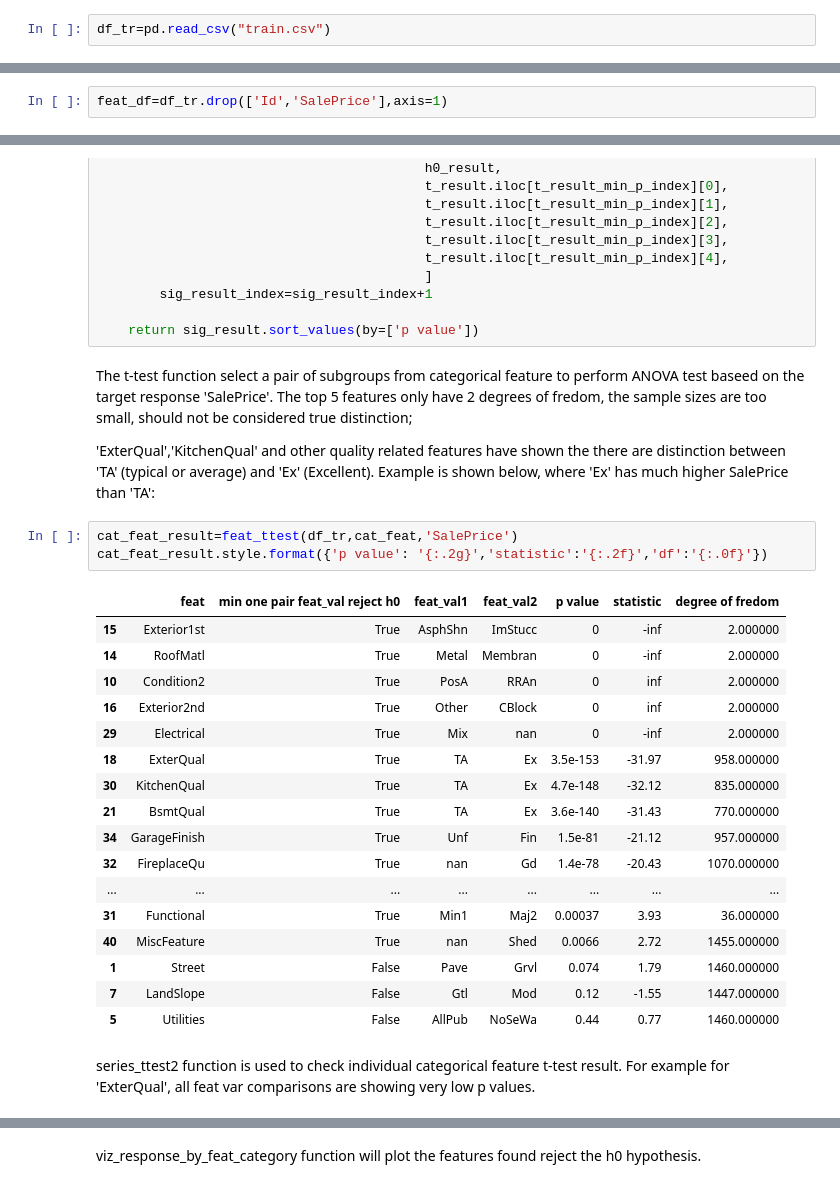
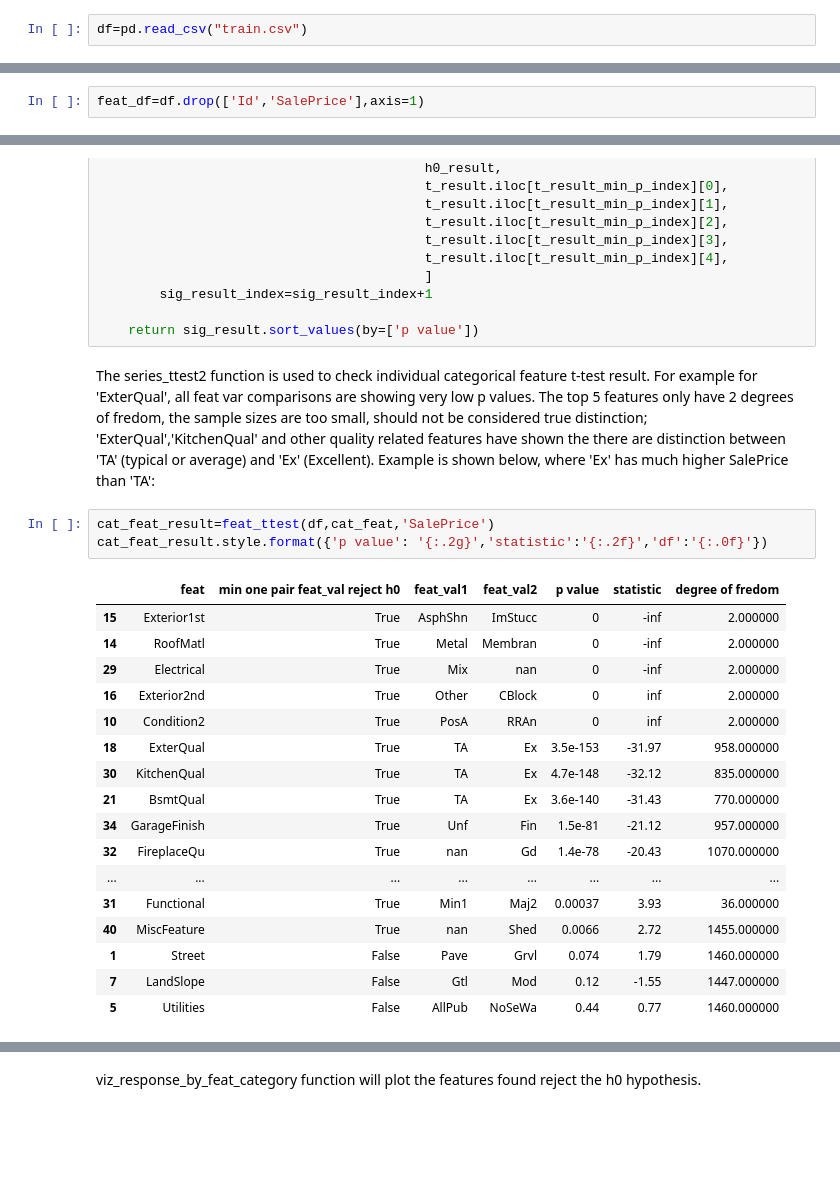
Before and after one commit to Ren1990/house_price_reg_model, a Jupyter notebook: house_price.ipynb, the cells around one changed output, grey strips where cells are left out. Cells and saved outputs as stored; diff of their text form; blank space fills up the shorter version.

```diff
--- a/house_price.ipynb
+++ b/house_price.ipynb
@@ -118,6 +116,6 @@ from kit import *
 
 ### **Section Highlights:**
 # %%
-df_tr=pd.read_csv("train.csv")
+df=pd.read_csv("train.csv")
 # %% [markdown]
 Quick check has found 'NaN' in train data
@@ -318,7 +322,7 @@ Moving to data exploration. First thing to find which are numeric and categorica
 # %% [markdown]
 Drop 'Id' and 'SalePrice' befire feature transformation
 # %%
-feat_df=df_tr.drop(['Id','SalePrice'],axis=1)
+feat_df=df.drop(['Id','SalePrice'],axis=1)
 # %%
 cat_feat = feat_df.select_dtypes(include=['object', 'bool']).columns
 cat_feat.sort_values()
@@ -480,20 +508,20 @@ def feat_ttest(df,feat,target_response):
 
     return sig_result.sort_values(by=['p value'])
 # %% [markdown]
-The t-test function select a pair of subgroups from categorical feature to perform ANOVA test baseed on the target response 'SalePrice'.
+The series_ttest2 function is used to check individual categorical feature t-test result.
+For example for 'ExterQual', all feat var comparisons are showing very low p values.
 The top 5 features only have 2 degrees of fredom, the sample sizes are too small, should not be considered true distinction;
-
 'ExterQual','KitchenQual' and other quality related features have shown the there are distinction between 'TA' (typical or average) and 'Ex' (Excellent). Example is shown below, where 'Ex' has much higher SalePrice than 'TA':
 # %%
-cat_feat_result=feat_ttest(df_tr,cat_feat,'SalePrice')
+cat_feat_result=feat_ttest(df,cat_feat,'SalePrice')
 cat_feat_result.style.format({'p value': '{:.2g}','statistic':'{:.2f}','df':'{:.0f}'})
 # %% [output]
 |  | feat | min one pair feat_val reject h0 | feat_val1 | feat_val2 | p value | statistic | degree of fredom |
 | 15 | Exterior1st | True | AsphShn | ImStucc | 0 | -inf | 2.000000 |
 | 14 | RoofMatl | True | Metal | Membran | 0 | -inf | 2.000000 |
+| 29 | Electrical | True | Mix | nan | 0 | -inf | 2.000000 |
+| 16 | Exterior2nd | True | Other | CBlock | 0 | inf | 2.000000 |
 | 10 | Condition2 | True | PosA | RRAn | 0 | inf | 2.000000 |
-| 16 | Exterior2nd | True | Other | CBlock | 0 | inf | 2.000000 |
-| 29 | Electrical | True | Mix | nan | 0 | -inf | 2.000000 |
 | 18 | ExterQual | True | TA | Ex | 3.5e-153 | -31.97 | 958.000000 |
 | 30 | KitchenQual | True | TA | Ex | 4.7e-148 | -32.12 | 835.000000 |
 | 21 | BsmtQual | True | TA | Ex | 3.6e-140 | -31.43 | 770.000000 |
@@ -505,5 +533,3 @@ cat_feat_result.style.format({'p value': '{:.2g}','statistic':'{:.2f}','df':'{:.
 | 1 | Street | False | Pave | Grvl | 0.074 | 1.79 | 1460.000000 |
 | 7 | LandSlope | False | Gtl | Mod | 0.12 | -1.55 | 1447.000000 |
 | 5 | Utilities | False | AllPub | NoSeWa | 0.44 | 0.77 | 1460.000000 |
-# %% [markdown]
-series_ttest2 function is used to check individual categorical feature t-test result. For example for 'ExterQual', all feat var comparisons are showing very low p values.
```
Also changed, not shown: parts of 65 cells of this notebook.
